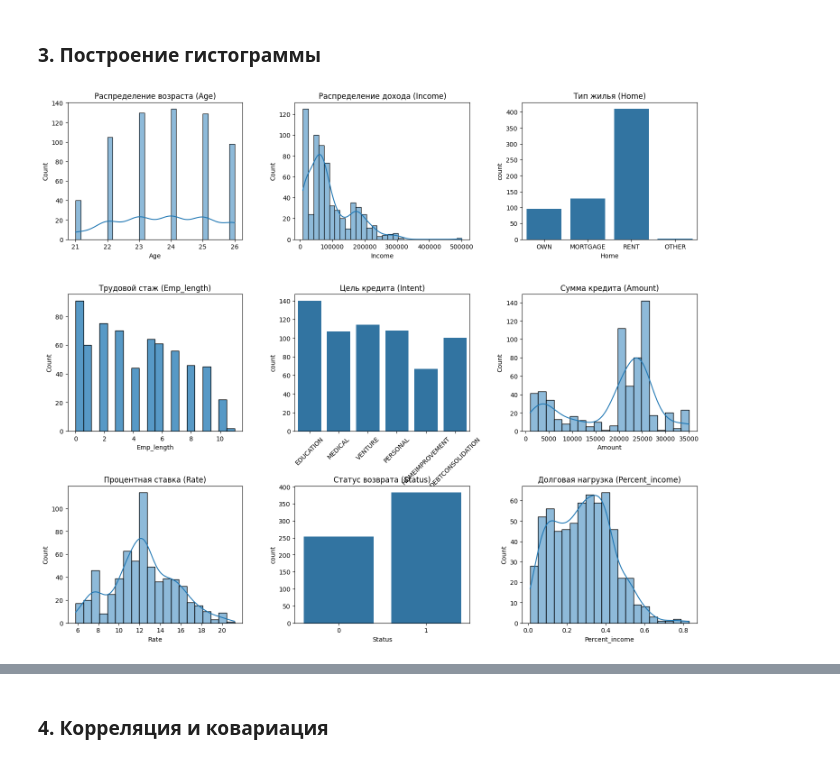
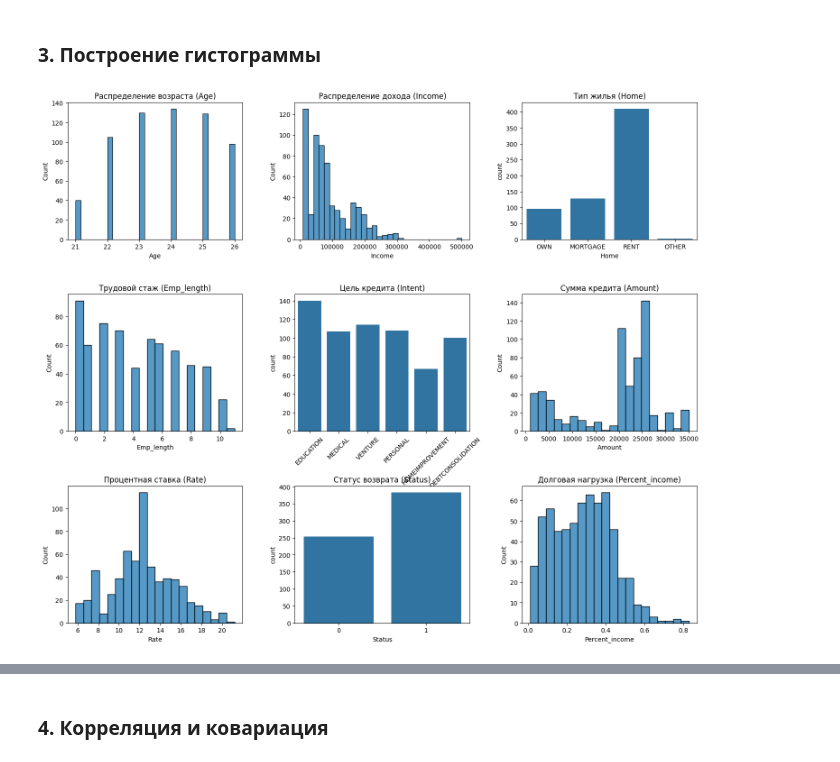
Before and after one commit to GevorgSogomonian/dataAnalysis, a Jupyter notebook: lab2/ЛР2_Согомонян_10.ipynb, the cells around one changed output, grey strips where cells are left out. Drawn from its saved outputs; the diff is of its cells as text; code cells hidden in the pictures.

```diff
--- a/lab2/ЛР2_Согомонян_10.ipynb
+++ b/lab2/ЛР2_Согомонян_10.ipynb
@@ -282,54 +279,52 @@ Income vs Percent_income: Четкая гипербола. С ростом до
 # %% [markdown]
 ### 3. Построение гистограммы
 # %%
-# 3. Построение гистограмм и распределений
 fig, ax = plt.subplots(nrows=3, ncols=3, figsize=(18, 15))
 plt.subplots_adjust(hspace=0.4, wspace=0.3) # Добавляем место между графиками
 
 # --- Числовые признаки (Гистограммы) ---
 # Age
-sns.histplot(df['Age'], bins=30, kde=True, ax=ax[0,0])
+sns.histplot(df['Age'], bins=30, ax=ax[0,0])
 ax[0,0].set_title('Распределение возраста (Age)')
 
 # Income
-sns.histplot(df['Income'], bins=30, kde=True, ax=ax[0,1])
+sns.histplot(df['Income'], bins=30, ax=ax[0,1])
 ax[0,1].set_title('Распределение дохода (Income)')
-ax[0,1].ticklabel_format(axis='x')
 
 # Emp_length
-sns.histplot(df['Emp_length'], bins=20, kde=False, ax=ax[1,0])
+sns.histplot(df['Emp_length'], bins=20, ax=ax[1,0])
 ax[1,0].set_title('Трудовой стаж (Emp_length)')
 
 # Amount
-sns.histplot(df['Amount'], bins=20, kde=True, ax=ax[1,2])
+sns.histplot(df['Amount'], bins=20, ax=ax[1,2])
 ax[1,2].set_title('Сумма кредита (Amount)')
 
 # Rate
-sns.histplot(df['Rate'], bins=20, kde=True, ax=ax[2,0])
+sns.histplot(df['Rate'], bins=20, ax=ax[2,0])
 ax[2,0].set_title('Процентная ставка (Rate)')
 
 # Percent_income
-sns.histplot(df['Percent_income'], bins=20, kde=True, ax=ax[2,2])
+sns.histplot(df['Percent_income'], bins=20, ax=ax[2,2])
 ax[2,2].set_title('Долговая нагрузка (Percent_income)')
 
 
 # --- Категориальные признаки (Столбчатые диаграммы) ---
 # Home (вместо hist используем countplot)
 sns.countplot(data=df, x='Home', ax=ax[0,2])
 ax[0,2].set_title('Тип жилья (Home)')
 
 # Intent (вместо hist используем countplot)
 sns.countplot(data=df, x='Intent', ax=ax[1,1])
 ax[1,1].tick_params(axis='x', rotation=45) # Поворачиваем подписи, чтобы не наезжали
 ax[1,1].set_title('Цель кредита (Intent)')
 
 # Status (целевая переменная)
 sns.countplot(data=df, x='Status', ax=ax[2,1])
 ax[2,1].set_title('Статус возврата (Status)')
 
 plt.show()
 # %% [output]
-[figure, old version]
+[figure, new version]
 # %% [markdown]
 1. Числовые признаки (Гистограммы)
 
```
Also changed, not shown: parts of 8 cells of this notebook.
